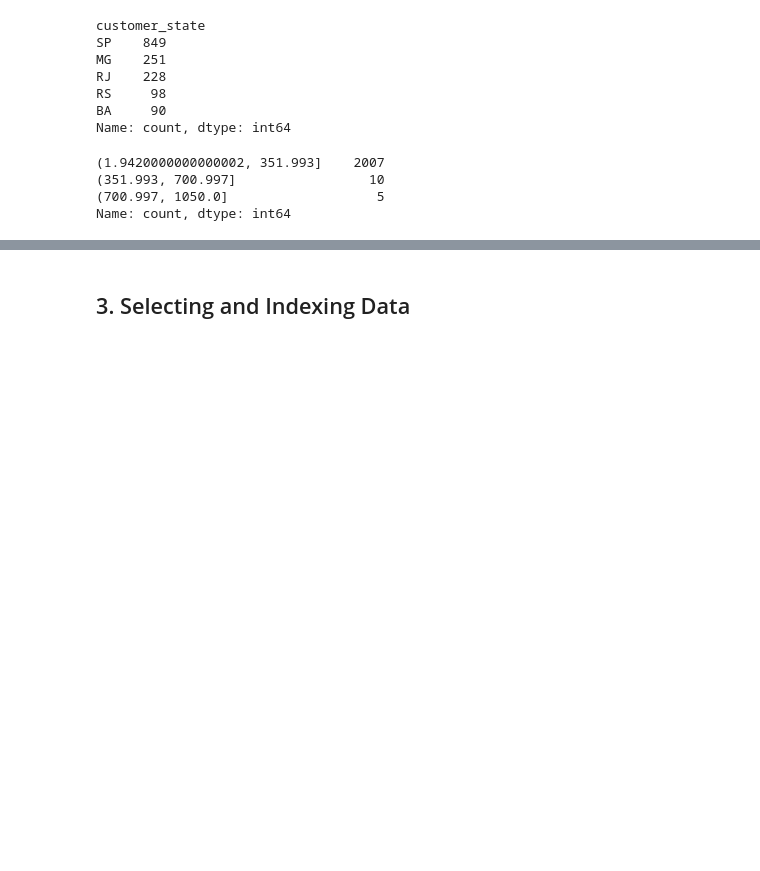
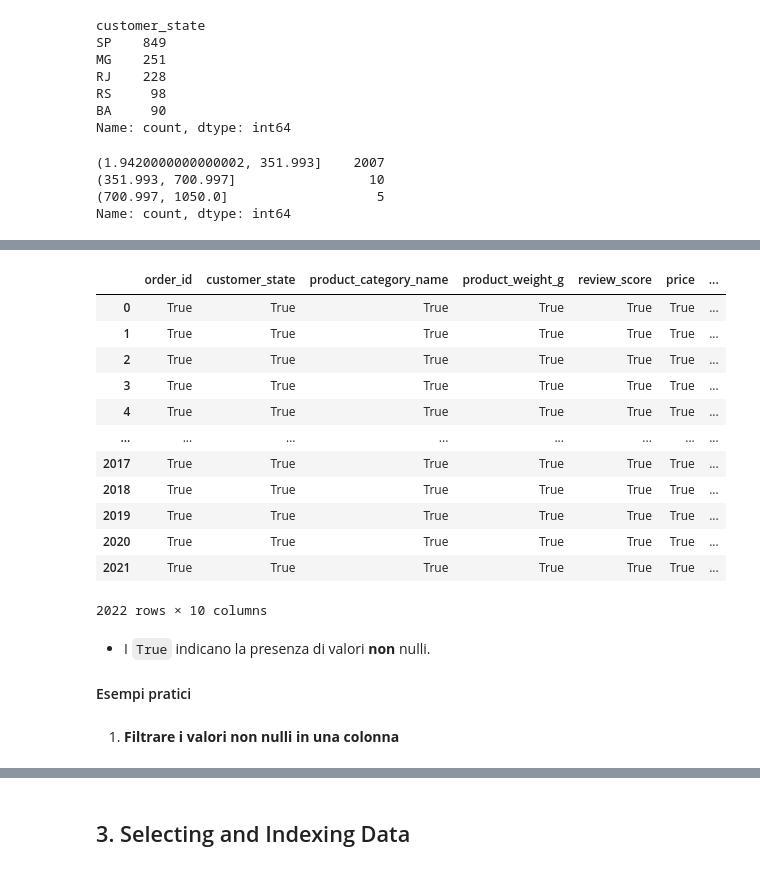
Before and after one commit to enzoschitini/Guide-to-Using-Pandas, a Jupyter notebook: Pandas Notebook Guide.ipynb, the cells around one changed output, grey strips where cells are left out. Drawn from its saved outputs; the diff is of its cells as text; code cells hidden in the pictures; blank space fills up the shorter version.

```diff
--- a/Pandas Notebook Guide.ipynb
+++ b/Pandas Notebook Guide.ipynb
@@ -556,0 +602,22 @@ Name: count, dtype: int64
+# %%
+csv.notnull()
+# %% [output]
+|  | order_id | customer_state | product_category_name | product_weight_g | review_score | price | ... |
+| 0 | True | True | True | True | True | True | ... |
+| 1 | True | True | True | True | True | True | ... |
+| 2 | True | True | True | True | True | True | ... |
+| 3 | True | True | True | True | True | True | ... |
+| 4 | True | True | True | True | True | True | ... |
+| ... | ... | ... | ... | ... | ... | ... | ... |
+| 2017 | True | True | True | True | True | True | ... |
+| 2018 | True | True | True | True | True | True | ... |
+| 2019 | True | True | True | True | True | True | ... |
+| 2020 | True | True | True | True | True | True | ... |
+| 2021 | True | True | True | True | True | True | ... |
+2022 rows × 10 columns
+# %% [markdown]
+- I `True` indicano la presenza di valori **non** nulli.
+
+#### Esempi pratici
+# %% [markdown]
+1. **Filtrare i valori non nulli in una colonna**
```
Also changed, not shown: parts of 44 cells of this notebook.
